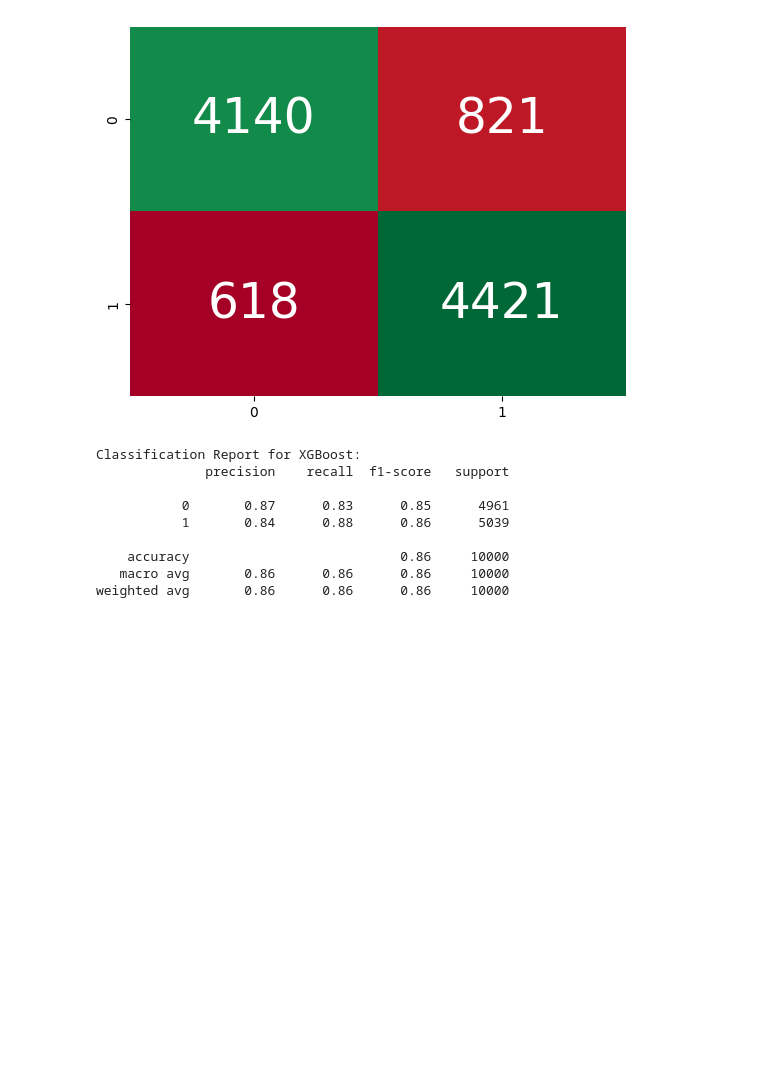
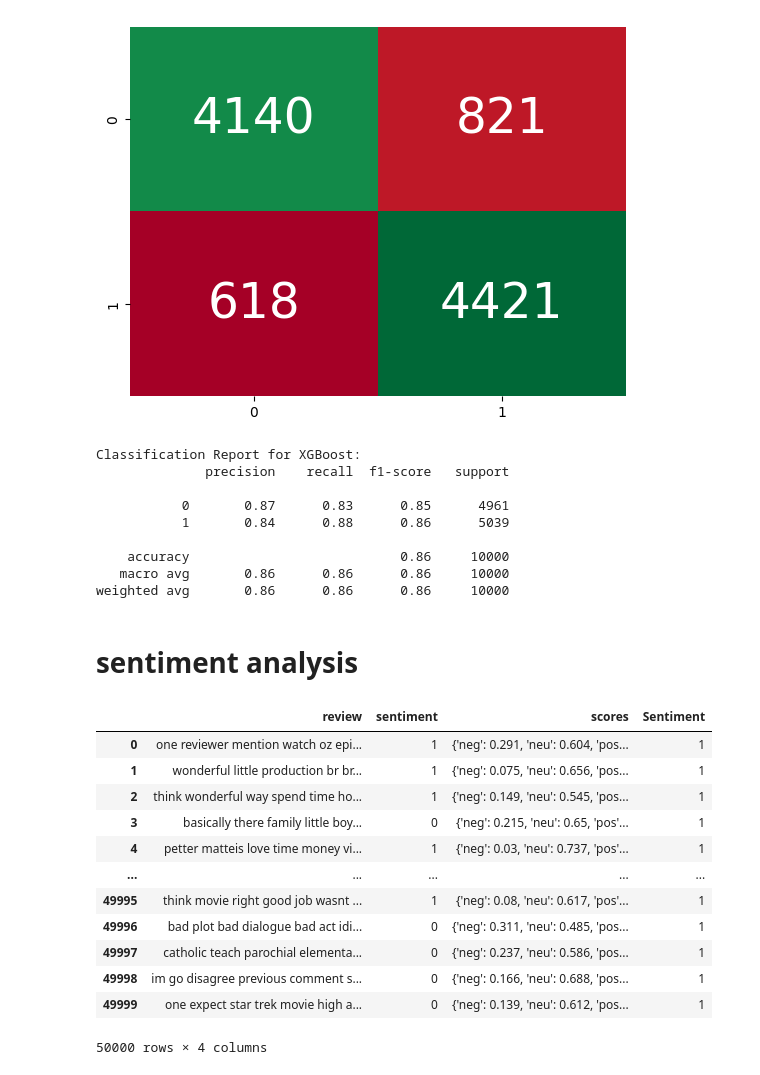
Before and after one commit to sondosahmed72/CognoRise-InfoTech, a Jupyter notebook: task5/Untitled-1.ipynb, the cells around one changed output. Cells and saved outputs as stored; diff of their text form; code cells hidden in the pictures; blank space fills up the shorter version.

```diff
--- a/task5/Untitled-1.ipynb
+++ b/task5/Untitled-1.ipynb
@@ -336,3 +554,35 @@ Classification Report for XGBoost:
     accuracy                           0.86     10000
    macro avg       0.86      0.86      0.86     10000
 weighted avg       0.86      0.86      0.86     10000
+# %% [markdown]
+#  sentiment analysis
+# %%
+analyzer = SentimentIntensityAnalyzer()
+def get_sentiment(text):
+
+    scores = analyzer.polarity_scores(text)
+
+    sentiment = 1 if scores['pos'] > 0 else 0
+
+    return sentiment
+
+
+df['scores']= df['review'].apply(analyzer.polarity_scores)
+
+df['Sentiment'] = df['review'].apply(get_sentiment)
+
+df
+# %% [output]
+|  | review | sentiment | scores | Sentiment |
+| 0 | one reviewer mention watch oz epi... | 1 | {'neg': 0.291, 'neu': 0.604, 'pos... | 1 |
+| 1 | wonderful little production br br... | 1 | {'neg': 0.075, 'neu': 0.656, 'pos... | 1 |
+| 2 | think wonderful way spend time ho... | 1 | {'neg': 0.149, 'neu': 0.545, 'pos... | 1 |
+| 3 | basically there family little boy... | 0 | {'neg': 0.215, 'neu': 0.65, 'pos'... | 1 |
+| 4 | petter matteis love time money vi... | 1 | {'neg': 0.03, 'neu': 0.737, 'pos'... | 1 |
+| ... | ... | ... | ... | ... |
+| 49995 | think movie right good job wasnt ... | 1 | {'neg': 0.08, 'neu': 0.617, 'pos'... | 1 |
+| 49996 | bad plot bad dialogue bad act idi... | 0 | {'neg': 0.311, 'neu': 0.485, 'pos... | 1 |
+| 49997 | catholic teach parochial elementa... | 0 | {'neg': 0.237, 'neu': 0.586, 'pos... | 1 |
+| 49998 | im go disagree previous comment s... | 0 | {'neg': 0.166, 'neu': 0.688, 'pos... | 1 |
+| 49999 | one expect star trek movie high a... | 0 | {'neg': 0.139, 'neu': 0.612, 'pos... | 1 |
+50000 rows × 4 columns
```
Also changed, not shown: parts of 8 cells of this notebook.
